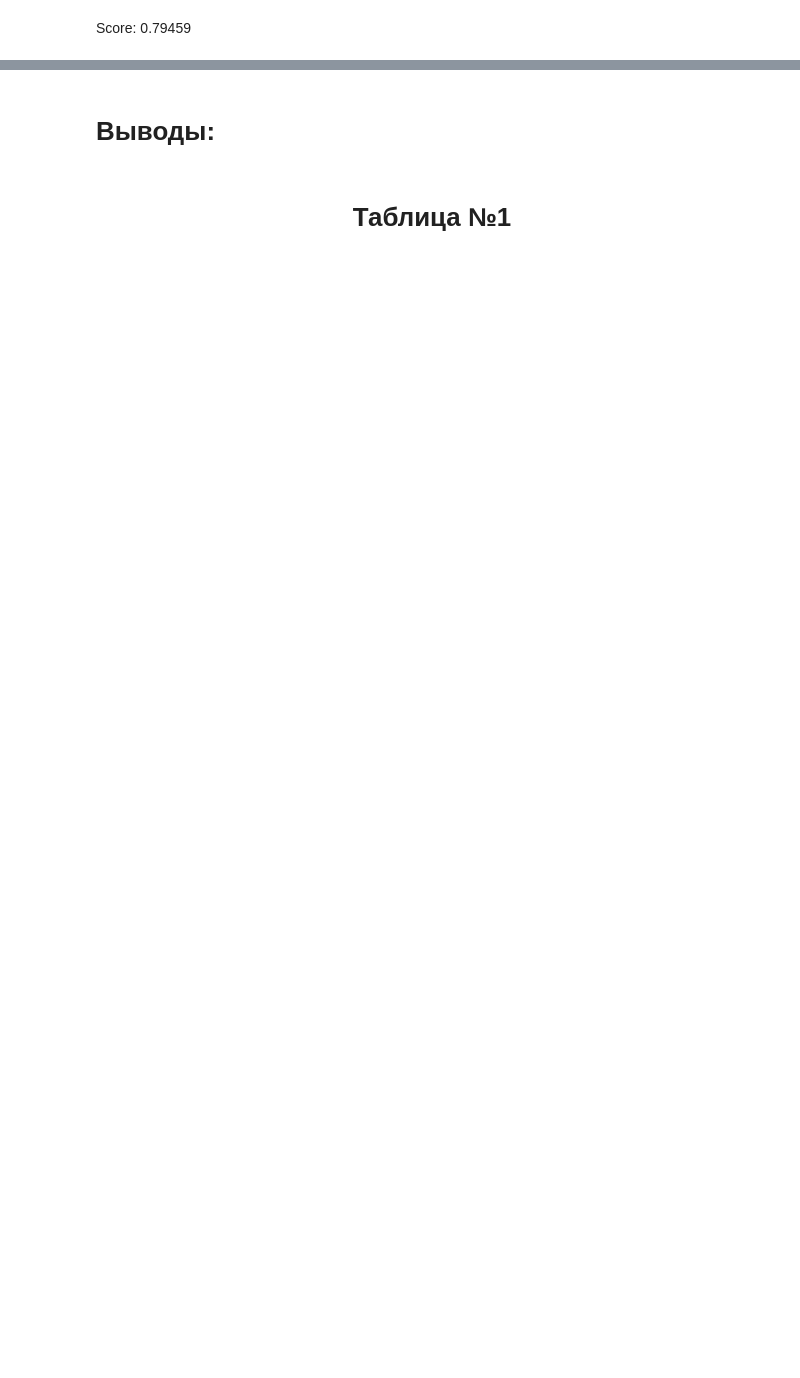
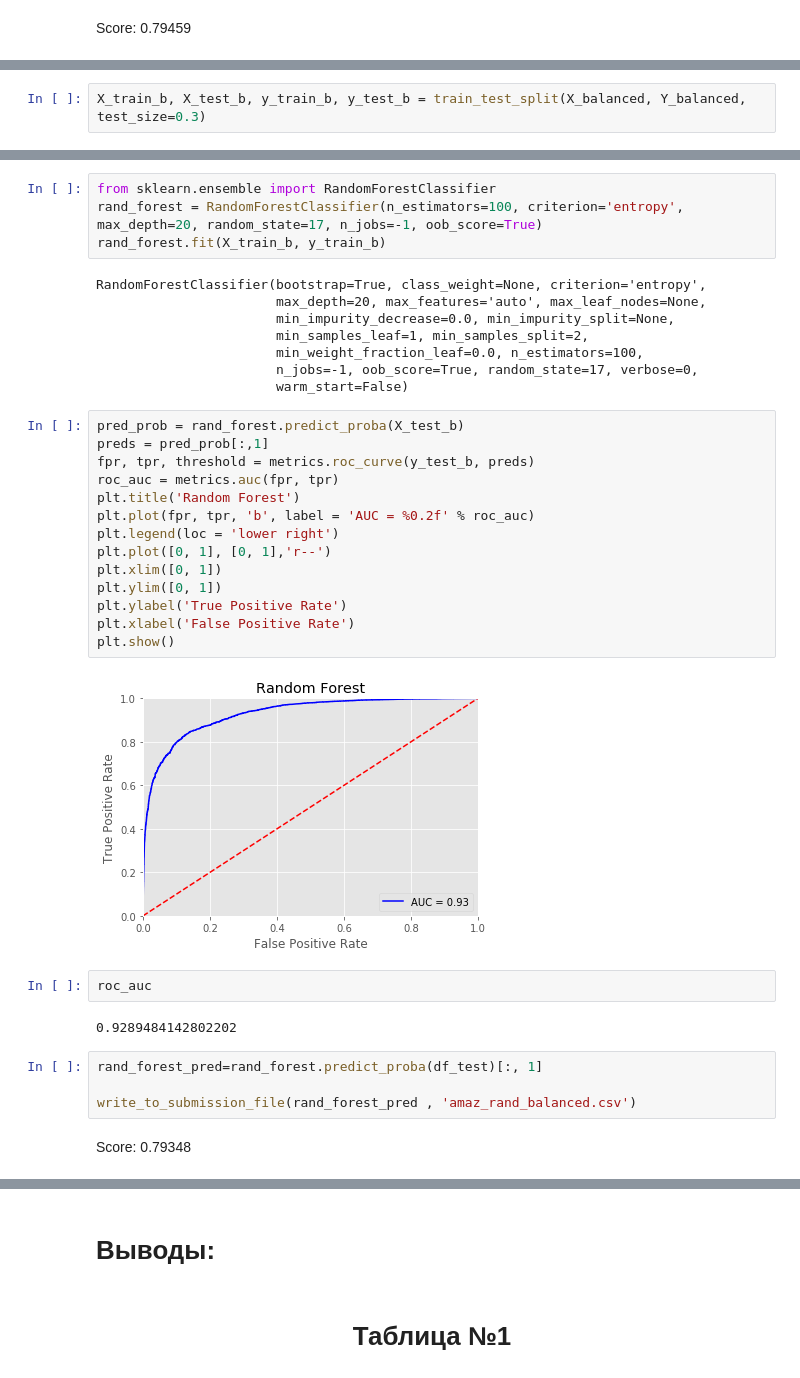
Before and after one commit to AReginaR/Project_Akramova_Abdrashitova_Valiev, a Jupyter notebook: Amazon.ipynb, the cells around one changed output, grey strips where cells are left out. Saved outputs shown, nothing was run; the diff lists cells and outputs as text; blank space fills up the shorter version.

```diff
--- a/Amazon.ipynb
+++ b/Amazon.ipynb
@@ -771,0 +709,2 @@ Score: 0.79459
+# %%
+X_train_b, X_test_b, y_train_b, y_test_b = train_test_split(X_balanced, Y_balanced, test_size=0.3)
@@ -771,0 +713,38 @@ Score: 0.79459
+# %%
+from sklearn.ensemble import RandomForestClassifier
+rand_forest = RandomForestClassifier(n_estimators=100, criterion='entropy', max_depth=20, random_state=17, n_jobs=-1, oob_score=True)
+rand_forest.fit(X_train_b, y_train_b)
+# %% [output]
+RandomForestClassifier(bootstrap=True, class_weight=None, criterion='entropy',
+                       max_depth=20, max_features='auto', max_leaf_nodes=None,
+                       min_impurity_decrease=0.0, min_impurity_split=None,
+                       min_samples_leaf=1, min_samples_split=2,
+                       min_weight_fraction_leaf=0.0, n_estimators=100,
+                       n_jobs=-1, oob_score=True, random_state=17, verbose=0,
+                       warm_start=False)
+# %%
+pred_prob = rand_forest.predict_proba(X_test_b)
+preds = pred_prob[:,1]
+fpr, tpr, threshold = metrics.roc_curve(y_test_b, preds)
+roc_auc = metrics.auc(fpr, tpr)
+plt.title('Random Forest')
+plt.plot(fpr, tpr, 'b', label = 'AUC = %0.2f' % roc_auc)
+plt.legend(loc = 'lower right')
+plt.plot([0, 1], [0, 1],'r--')
+plt.xlim([0, 1])
+plt.ylim([0, 1])
+plt.ylabel('True Positive Rate')
+plt.xlabel('False Positive Rate')
+plt.show()
+# %% [output]
+[figure, added]
+# %%
+roc_auc
+# %% [output]
+0.9289484142802202
+# %%
+rand_forest_pred=rand_forest.predict_proba(df_test)[:, 1]
+
+write_to_submission_file(rand_forest_pred , 'amaz_rand_balanced.csv')
+# %% [markdown]
+Score: 0.79348
```
Also changed, not shown: parts of 51 cells of this notebook.
